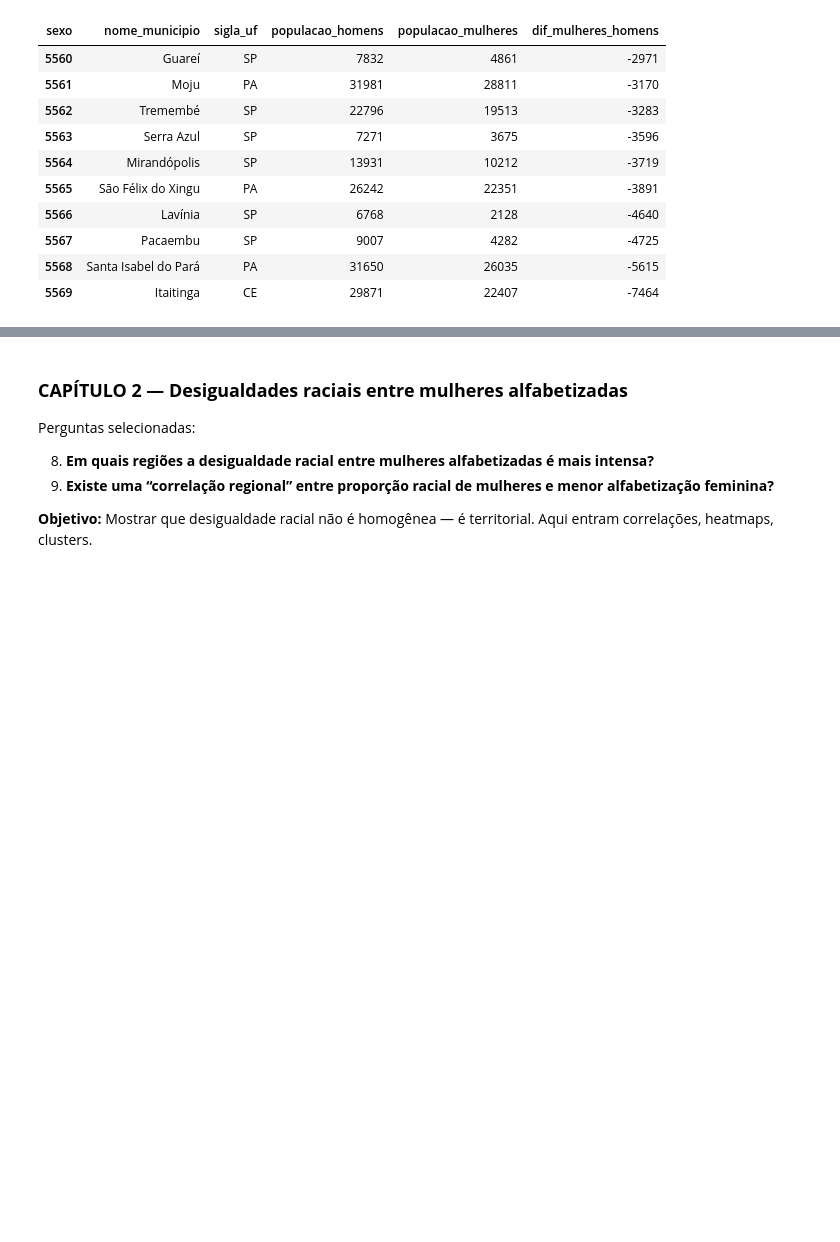
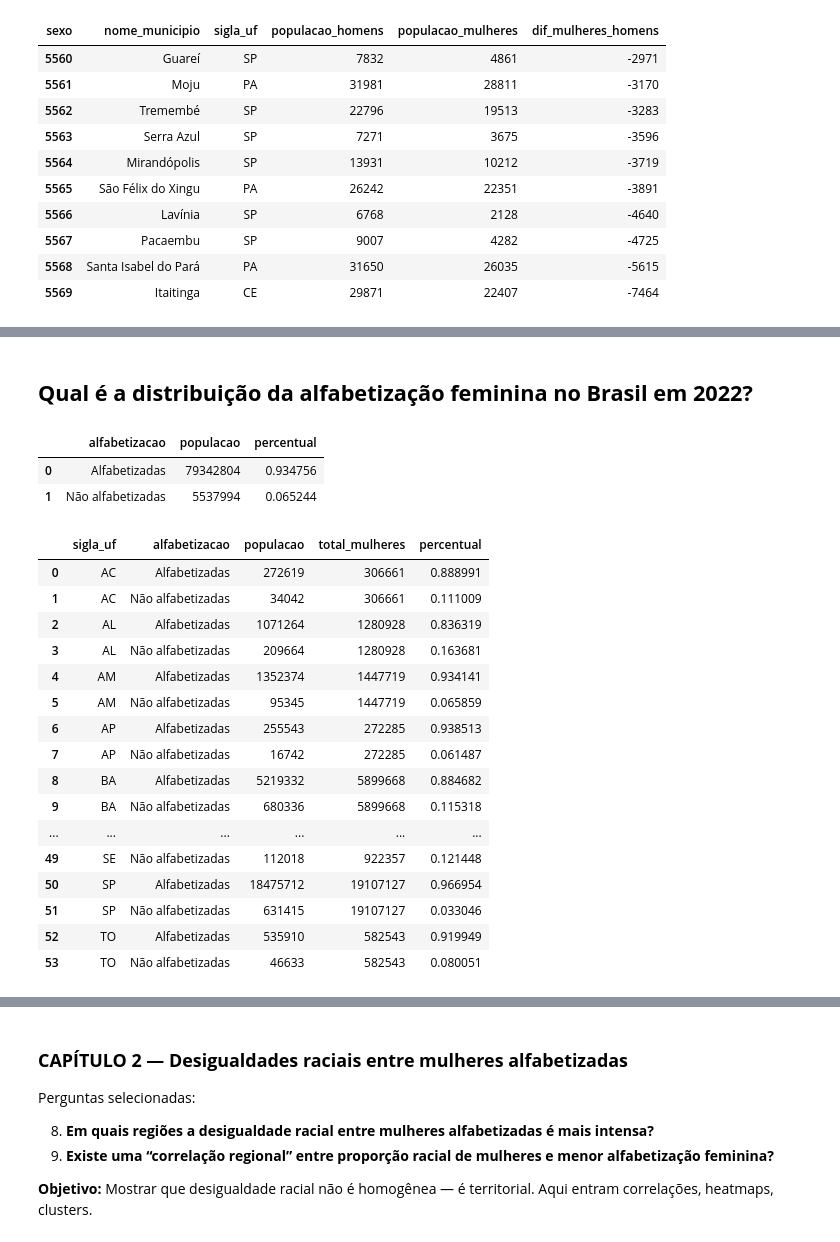
Before and after one commit to patriciacarbri/analise-alfabetizacao-mulheres-brasil, a Jupyter notebook: analise.ipynb, the cells around one changed output, grey strips where cells are left out. Cells and saved outputs as stored; diff of their text form; code cells hidden in the pictures; blank space fills up the shorter version.

```diff
--- a/analise.ipynb
+++ b/analise.ipynb
@@ -572,0 +302,25 @@ Top 10 - maior pct mulheres (proxy):
+# %% [markdown]
+##  **Qual é a distribuição da alfabetização feminina no Brasil em 2022?**
+# %%
+# filtrar apenas mulheres
+df_mulheres = df_censo[df_censo['sexo'] == 'Mulheres'].copy()
+
+# garantir tipo numérico
+df_mulheres['populacao'] = pd.to_numeric(df_mulheres['populacao'], errors='coerce').fillna(0)
+
+# distribuição da alfabetização feminina
+dist_alf_feminina = (
+    df_mulheres.groupby('alfabetizacao')['populacao']
+    .sum()
+    .reset_index()
+)
+
+# calcular percentuais
+total_mulheres = dist_alf_feminina['populacao'].sum()
+dist_alf_feminina['percentual'] = dist_alf_feminina['populacao'] / total_mulheres
+
+dist_alf_feminina
+# %% [output]
+|  | alfabetizacao | populacao | percentual |
+| 0 | Alfabetizadas | 79342804 | 0.934756 |
+| 1 | Não alfabetizadas | 5537994 | 0.065244 |
@@ -572,0 +329,51 @@ Top 10 - maior pct mulheres (proxy):
+# %%
+# filtrar apenas mulheres
+df_mulheres = df_censo[df_censo['sexo'] == 'Mulheres'].copy()
+
+# garantir tipo numérico
+df_mulheres['populacao'] = (
+    pd.to_numeric(df_mulheres['populacao'], errors='coerce')
+    .fillna(0)
+)
+
+# agregação: alfabetização feminina por UF
+df_uf = (
+    df_mulheres
+    .groupby(['sigla_uf', 'alfabetizacao'])['populacao']
+    .sum()
+    .reset_index()
+)
+
+# total de mulheres por UF (para calcular percentuais)
+totais_uf = (
+    df_mulheres.groupby('sigla_uf')['populacao']
+    .sum()
+    .rename('total_mulheres')
+    .reset_index()
+)
+
+# juntar
+df_uf = df_uf.merge(totais_uf, on='sigla_uf', how='left')
+
+# calcular percentual da alfabetização feminina dentro da UF
+df_uf['percentual'] = df_uf['populacao'] / df_uf['total_mulheres']
+
+df_uf
+# %% [output]
+|  | sigla_uf | alfabetizacao | populacao | total_mulheres | percentual |
+| 0 | AC | Alfabetizadas | 272619 | 306661 | 0.888991 |
+| 1 | AC | Não alfabetizadas | 34042 | 306661 | 0.111009 |
+| 2 | AL | Alfabetizadas | 1071264 | 1280928 | 0.836319 |
+| 3 | AL | Não alfabetizadas | 209664 | 1280928 | 0.163681 |
+| 4 | AM | Alfabetizadas | 1352374 | 1447719 | 0.934141 |
+| 5 | AM | Não alfabetizadas | 95345 | 1447719 | 0.065859 |
+| 6 | AP | Alfabetizadas | 255543 | 272285 | 0.938513 |
+| 7 | AP | Não alfabetizadas | 16742 | 272285 | 0.061487 |
+| 8 | BA | Alfabetizadas | 5219332 | 5899668 | 0.884682 |
+| 9 | BA | Não alfabetizadas | 680336 | 5899668 | 0.115318 |
+| ... | ... | ... | ... | ... | ... |
+| 49 | SE | Não alfabetizadas | 112018 | 922357 | 0.121448 |
+| 50 | SP | Alfabetizadas | 18475712 | 19107127 | 0.966954 |
+| 51 | SP | Não alfabetizadas | 631415 | 19107127 | 0.033046 |
+| 52 | TO | Alfabetizadas | 535910 | 582543 | 0.919949 |
+| 53 | TO | Não alfabetizadas | 46633 | 582543 | 0.080051 |
```
Also changed, not shown: parts of 22 cells of this notebook.
